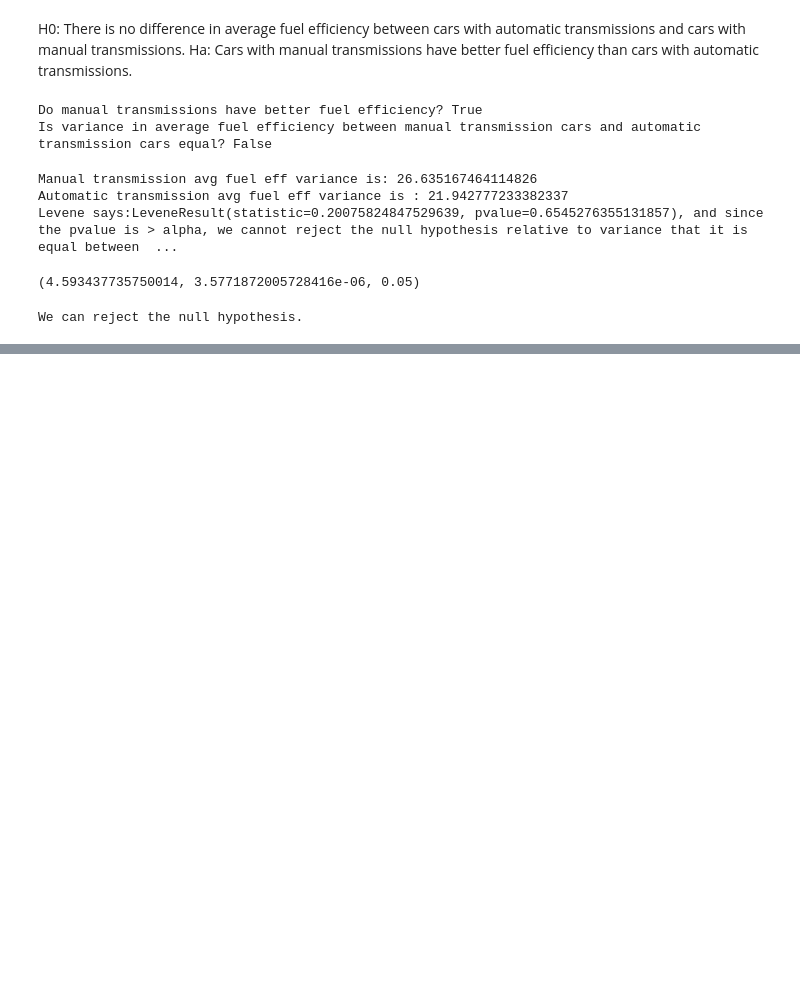
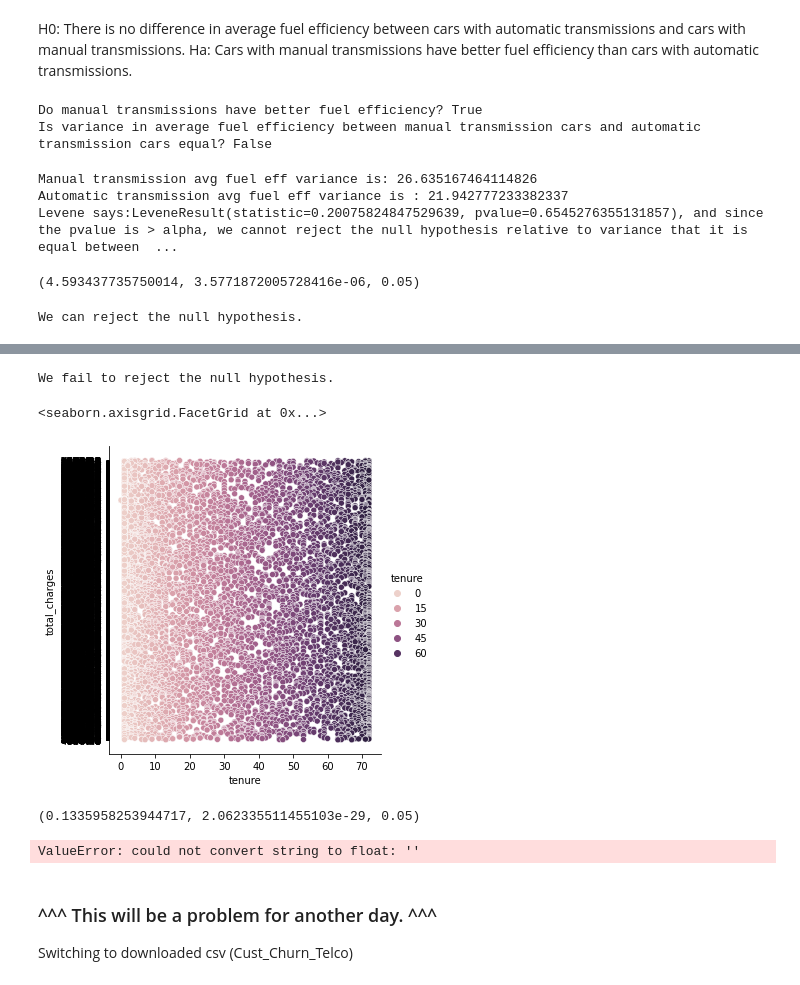
Before and after one commit to tarrencen/statistics-exercises, a Jupyter notebook: hypothesis_testing.ipynb, the cells around one changed output, grey strips where cells are left out. Drawn from its saved outputs; the diff is of its cells as text; code cells hidden in the pictures; blank space fills up the shorter version.

```diff
--- a/hypothesis_testing.ipynb
+++ b/hypothesis_testing.ipynb
@@ -233,0 +268,35 @@ data()
+# %%
+if pval < alpha and abs(r_coeff) > 0.5:
+        print('We reject the null hypothesis')
+else:
+    print('We fail to reject the null hypothesis.')
+# %% [output]
+We fail to reject the null hypothesis.
+# %%
+sns.relplot(x= telco_data.tenure, y=telco_data.total_charges, hue= x)
+# %% [output]
+<seaborn.axisgrid.FacetGrid at 0x...>
+[figure, added]
+# %%
+# telco_data.total_charges contains strings not floats -- and, of course, it's not the right database, but whatevs...
+# Try Spearman?
+# r_coeff, pval = stats.pearsonr(telco_data.tenure, telco_data.total_charges.astype('float'))
+
+r_coeff, pval = stats.spearmanr(telco_data.tenure, telco_data.total_charges)
+
+r_coeff, pval, alpha
+# %% [output]
+(0.1335958253944717, 2.062335511455103e-29, 0.05)
+# %%
+telco_data['total_charges_num'] = telco_data.total_charges.str.strip()
+type(telco_data.total_charges_num)
+telco_data.total_charges_num.str.lstrip()
+telco_data.total_charges_num.str.rstrip()
+telco_data.total_charges_num.isna().sum()
+telco_data.total_charges_num.astype('float')
+# %% [output]
+ValueError: could not convert string to float: ''
+# %% [markdown]
+### ^^^ This will be a problem for another day. ^^^
+
+Switching to downloaded csv (Cust_Churn_Telco)
```
Also changed, not shown: parts of 40 cells of this notebook.
